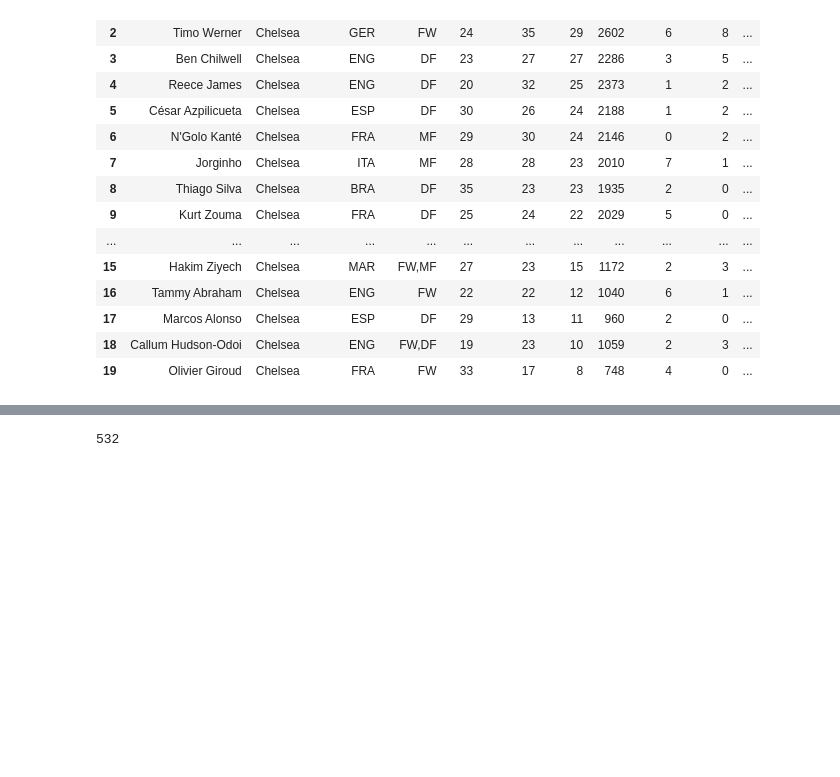
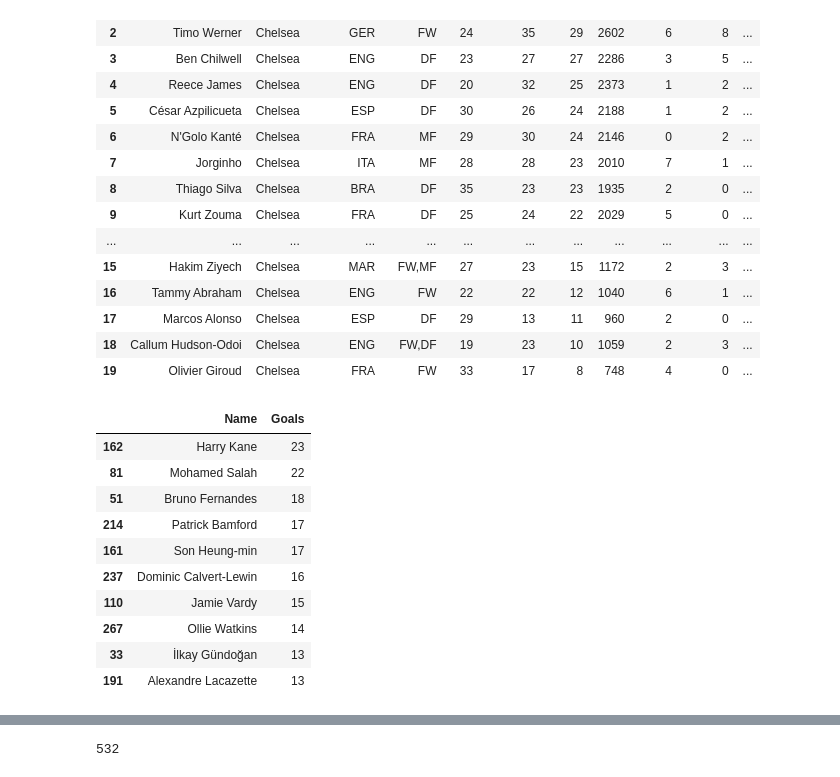
Before and after one commit to rashmirekha27/Home_runs_only, a Jupyter notebook: Python_df.ipynb, the cells around one changed output, grey strips where cells are left out. Cells and saved outputs as stored; diff of their text form; code cells hidden in the pictures; blank space fills up the shorter version.

```diff
--- a/Python_df.ipynb
+++ b/Python_df.ipynb
@@ -21,3 +21,19 @@ df.head(20)
 | 17 | Marcos Alonso | Chelsea | ESP | DF | 29 | 13 | 11 | 960 | 2 | 0 | ... |
 | 18 | Callum Hudson-Odoi | Chelsea | ENG | FW,DF | 19 | 23 | 10 | 1059 | 2 | 3 | ... |
 | 19 | Olivier Giroud | Chelsea | FRA | FW | 33 | 17 | 8 | 748 | 4 | 0 | ... |
+# %%
+df_clean = df[["Name","Goals"]].sort_values(by='Goals', ascending=False)
+df_top10goals=df_clean.head(10)
+df_top10goals
+# %% [output]
+|  | Name | Goals |
+| 162 | Harry Kane | 23 |
+| 81 | Mohamed Salah | 22 |
+| 51 | Bruno Fernandes | 18 |
+| 214 | Patrick Bamford | 17 |
+| 161 | Son Heung-min | 17 |
+| 237 | Dominic Calvert-Lewin | 16 |
+| 110 | Jamie Vardy | 15 |
+| 267 | Ollie Watkins | 14 |
+| 33 | İlkay Gündoğan | 13 |
+| 191 | Alexandre Lacazette | 13 |
```
Also changed, not shown: parts of 7 cells of this notebook, 4 other files.
